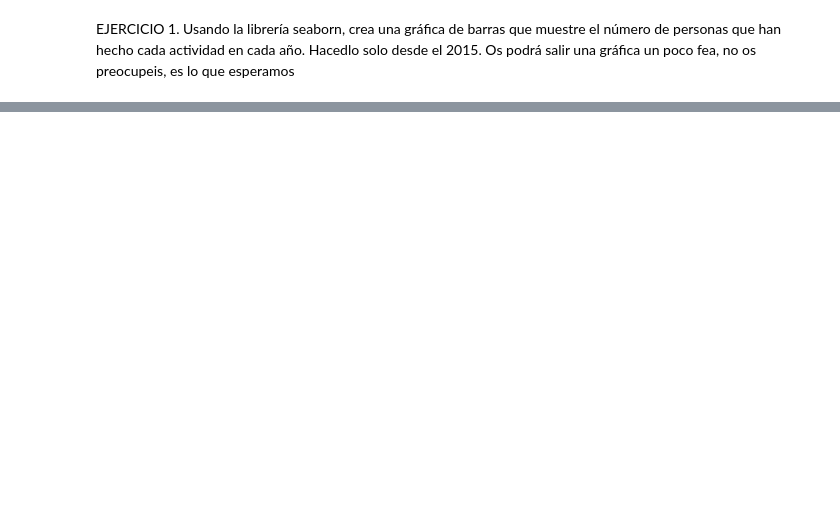
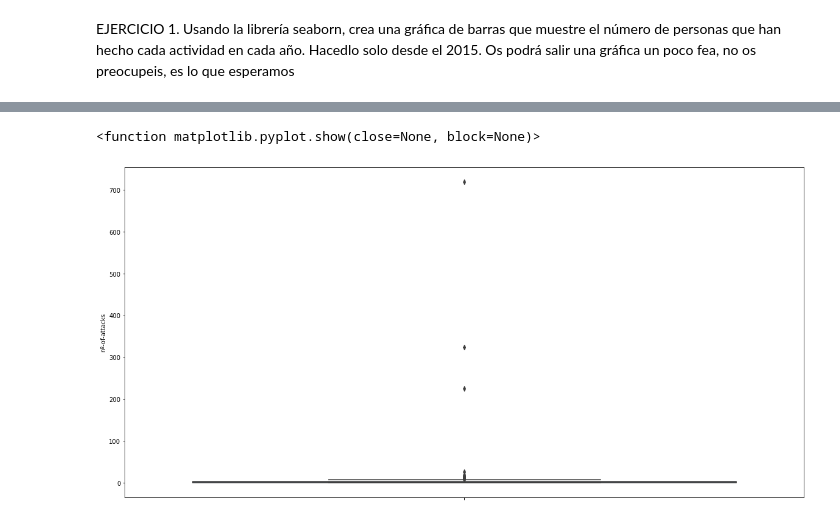
Before and after one commit to Adalab/DA-PROMO-B-MODULO1-SPRINT2-NATALIA-PAULA, a Jupyter notebook: Visualizacion3.ipynb, the cells around one changed output, grey strips where cells are left out. Saved outputs shown, nothing was run; the diff lists cells and outputs as text; code cells hidden in the pictures; blank space fills up the shorter version.

```diff
--- a/Visualizacion3.ipynb
+++ b/Visualizacion3.ipynb
@@ -14,0 +205,3 @@ Usando la librería seaborn, crea una gráfica de barras que muestre el número
+# %%
+df_pais = df.groupby('country')['case-number'].count().reset_index(name='nº-of-attacks')
+df_pais
@@ -14,0 +222,7 @@ Usando la librería seaborn, crea una gráfica de barras que muestre el número
+# %%
+plt.figure(figsize = (20,10))
+sns.boxplot(y = df_pais['nº-of-attacks'])
+plt.show
+# %% [output]
+<function matplotlib.pyplot.show(close=None, block=None)>
+[figure, added]
```
Also changed, not shown: parts of 22 cells of this notebook, 2 other files.
